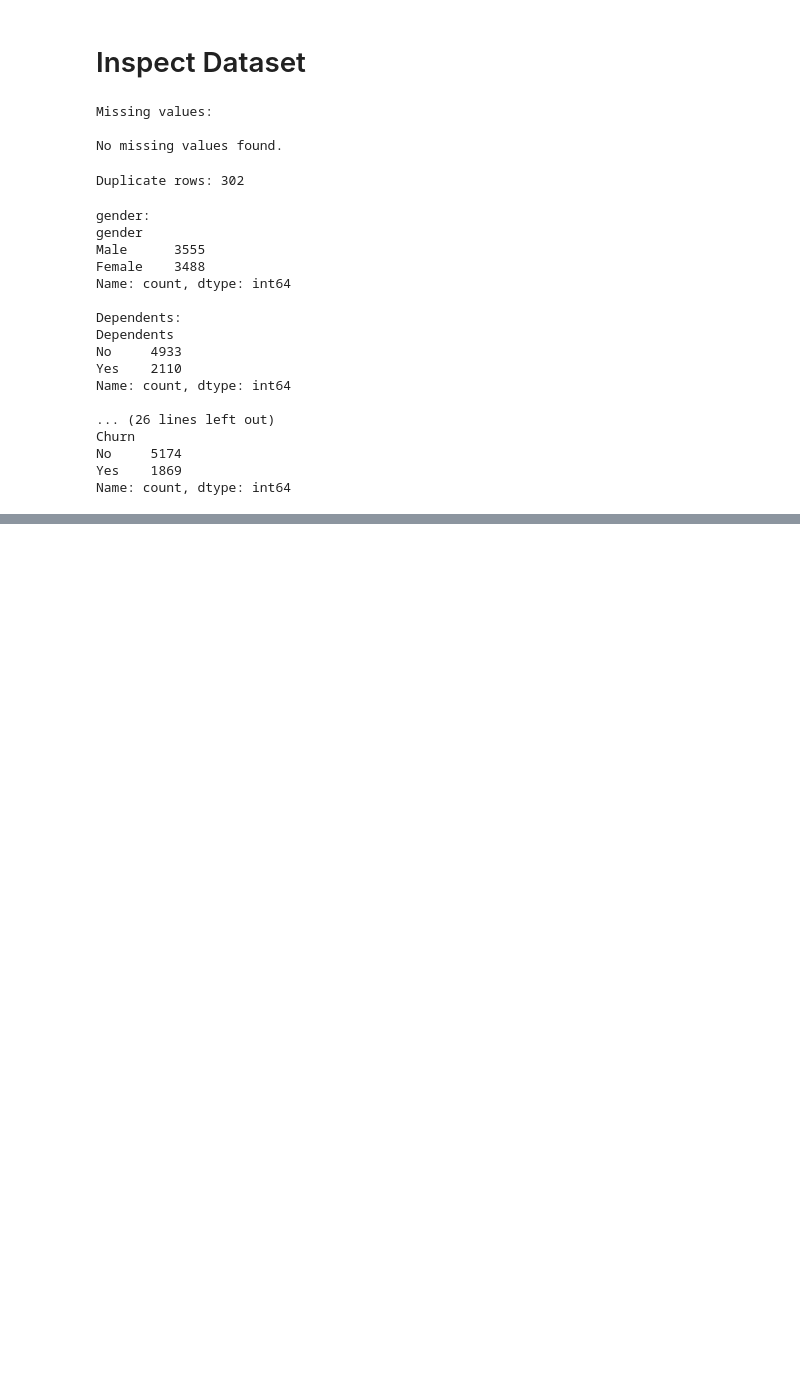
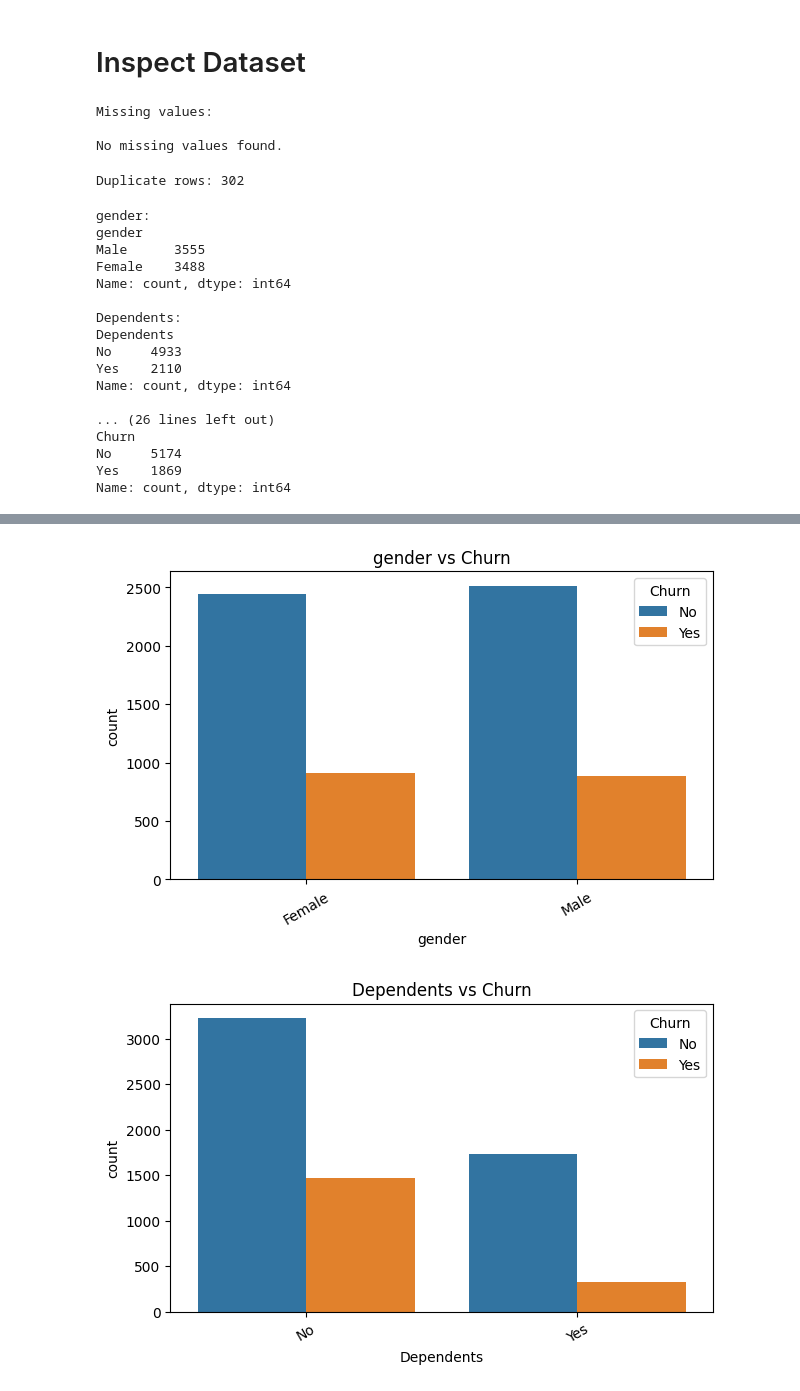
Before and after one commit to anilkhadka999/churn-analysis, a Jupyter notebook: Churn.ipynb, the cells around one changed output, grey strips where cells are left out. Cells and saved outputs as stored; diff of their text form; code cells hidden in the pictures; blank space fills up the shorter version.

```diff
--- a/Churn.ipynb
+++ b/Churn.ipynb
@@ -115,0 +265,13 @@ Name: count, dtype: int64
+# %%
+important_cat = [col for col in ["gender", "Dependents", "PhoneService", "MultipleLines", "InternetService", "Contract"] if col in df_clean.columns]
+
+for col in important_cat:
+    plt.figure(figsize=(7, 4))
+    sns.countplot(data=df_clean, x=col, hue=TARGET_COL)
+    plt.title(f"{col} vs Churn")
+    plt.xticks(rotation=30)
+    plt.legend(title="Churn", labels=["No", "Yes"])
+    plt.show()
+# %% [output]
+[figure, added]
+[figure, added]
```
Also changed, not shown: parts of 18 cells of this notebook.
